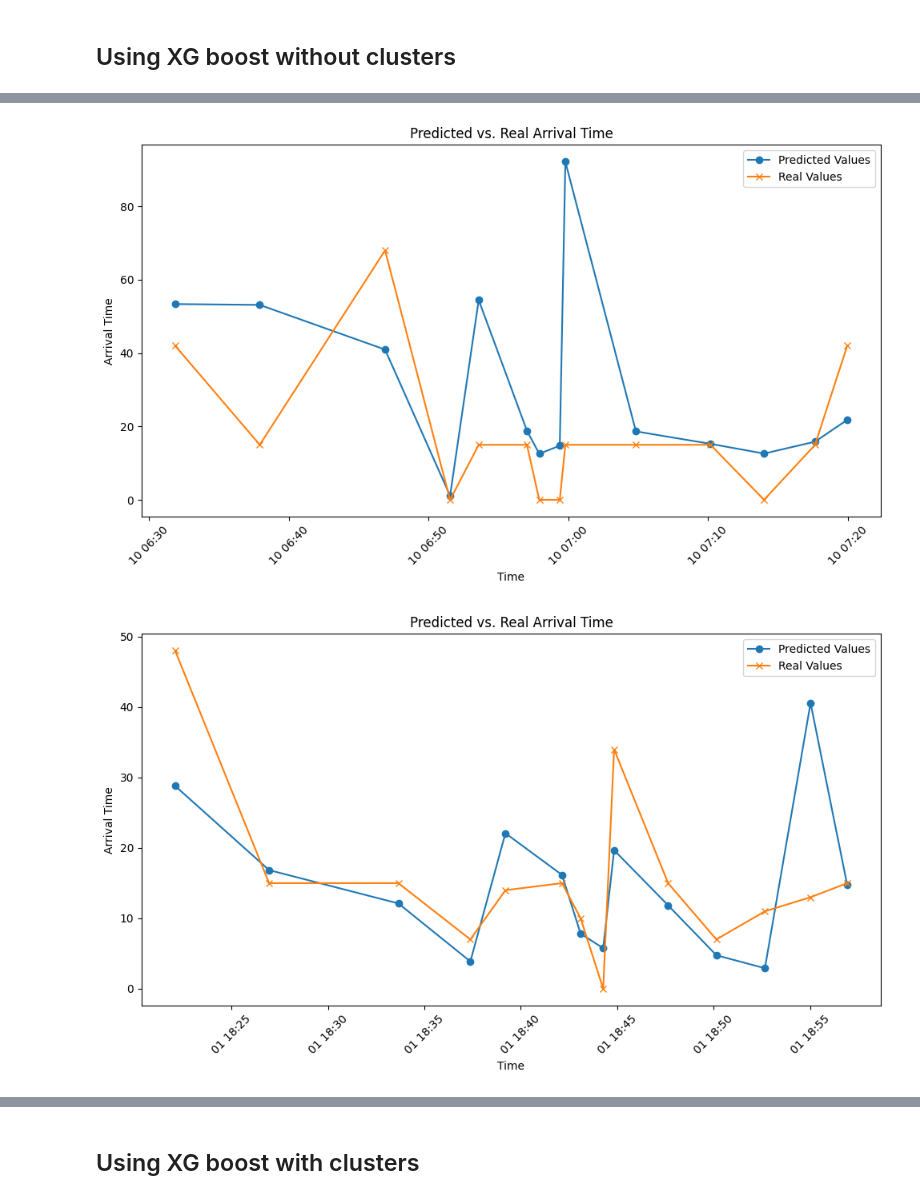
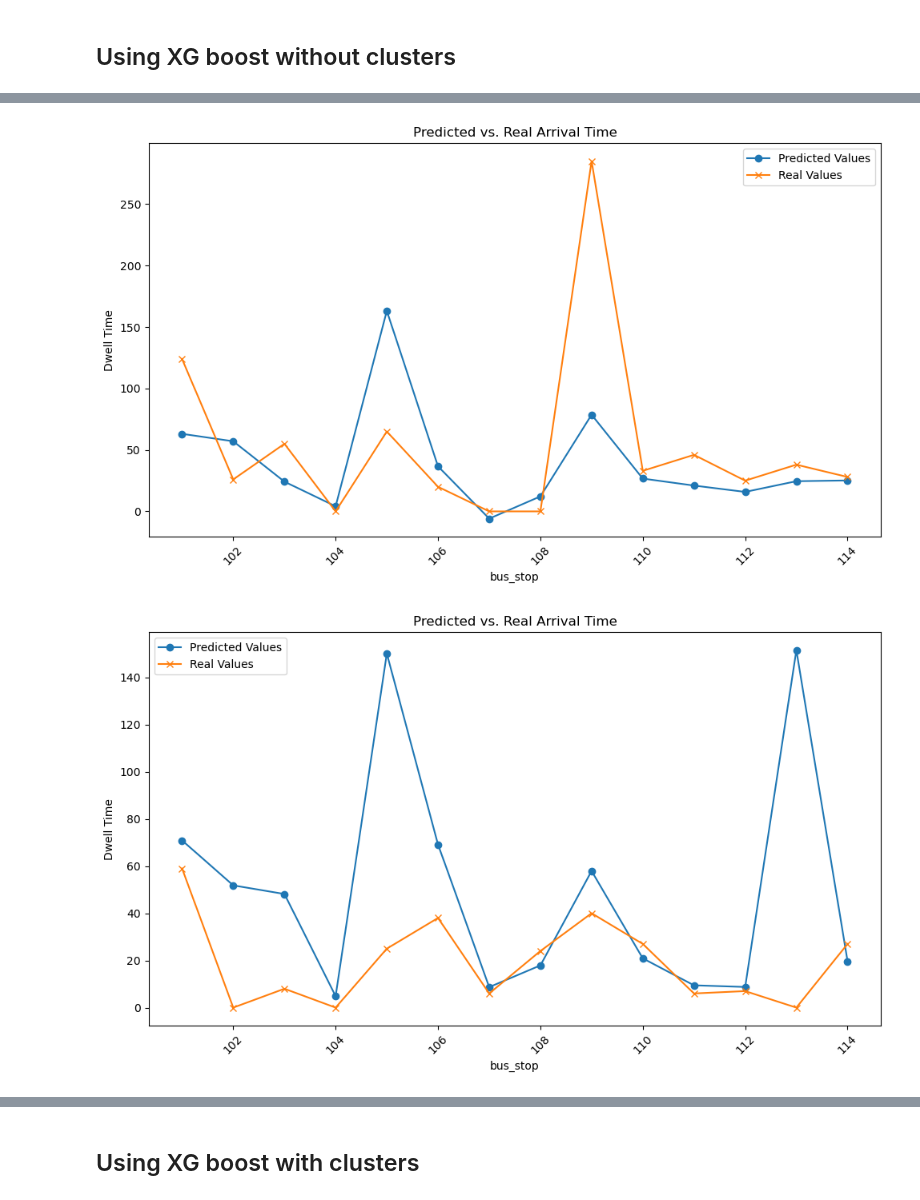
Before and after one commit to Ginushmal/DSE-Project-Bus-Arrival-time-Prediction-GRP29, a Jupyter notebook: Ginushmal/dweltime pred XGboost.ipynb, the cells around one changed output, grey strips where cells are left out. Drawn from its saved outputs; the diff is of its cells as text; code cells hidden in the pictures.

```diff
--- a/Ginushmal/dweltime pred XGboost.ipynb
+++ b/Ginushmal/dweltime pred XGboost.ipynb
@@ -18,0 +50,3 @@ df.head()
+# %%
+selected_deviceid = pivot_df['deviceid'].unique()
+selected_deviceid
@@ -18,0 +56,3 @@ df.head()
+# %%
+df = df[df['deviceid'].isin(selected_deviceid)]
+df['deviceid'].unique()
@@ -94,0 +136,4 @@ df
+# %%
+# Filter the DataFrame for month=10 and year=2021
+df = df[(df['month'] == 10) & (df['year'] == 2021)]
+df
@@ -128,8 +187,10 @@ features = df.drop(['dwell_time_in_seconds'], axis=1)  # Drop the target feature
 target = df['dwell_time_in_seconds']
 
 # Filter data based on week_no condition
-test_data = df[df['week_no'].isin([39, 40, 41, 42])]
-train_data = df[~df['week_no'].isin([39, 40, 41, 42])]
+# test_data = df[df['week_no'].isin([39, 40, 41, 42])]
+# train_data = df[~df['week_no'].isin([39, 40, 41, 42])]
+test_data = df[df['week_no'].isin([5, 6])]
+train_data = df[~df['week_no'].isin([5, 6])]
 
 # Split train and test data into features and target
 X_train = train_data.drop(columns=['dwell_time_in_seconds'])
@@ -217,26 +274,26 @@ visualize_data['combined_datetime'] = pd.to_datetime(
 )
 # %%
 
-trip_id_list=[23927,25370,25314]
+trip_id_list=[978,1355,1210]
 
 for trips in trip_id_list:
     specific_busID_df = visualize_data[(visualize_data['trip_id'] == trips)]
 
 
     # Assuming you have arrays or Series for predicted values and real values
     predicted_values = specific_busID_df['predicted_dwell_time']  # Replace with your predicted values
     real_values = specific_busID_df['dwell_time_in_seconds']  # Replace with your real values
 
     plt.figure(figsize=(10, 6))
-    plt.plot(specific_busID_df['combined_datetime'], predicted_values, label='Predicted Values', marker='o')
-    plt.plot(specific_busID_df['combined_datetime'], real_values, label='Real Values', marker='x')
-    plt.xlabel('Time')
-    plt.ylabel('Arrival Time')
+    plt.plot(specific_busID_df['bus_stop'].values, predicted_values.values, label='Predicted Values', marker='o')
+    plt.plot(specific_busID_df['bus_stop'].values, real_values.values, label='Real Values', marker='x')
+    plt.xlabel('bus_stop')
+    plt.ylabel('Dwell Time')
     plt.title('Predicted vs. Real Arrival Time')
     plt.legend()
     plt.xticks(rotation=45)
     plt.tight_layout()
     plt.show()
 # %% [output]
-[figure, old version]
+[figure, new version]
-[figure, old version]
+[figure, new version]
```
Also changed, not shown: parts of 31 cells of this notebook, 14 other files.
